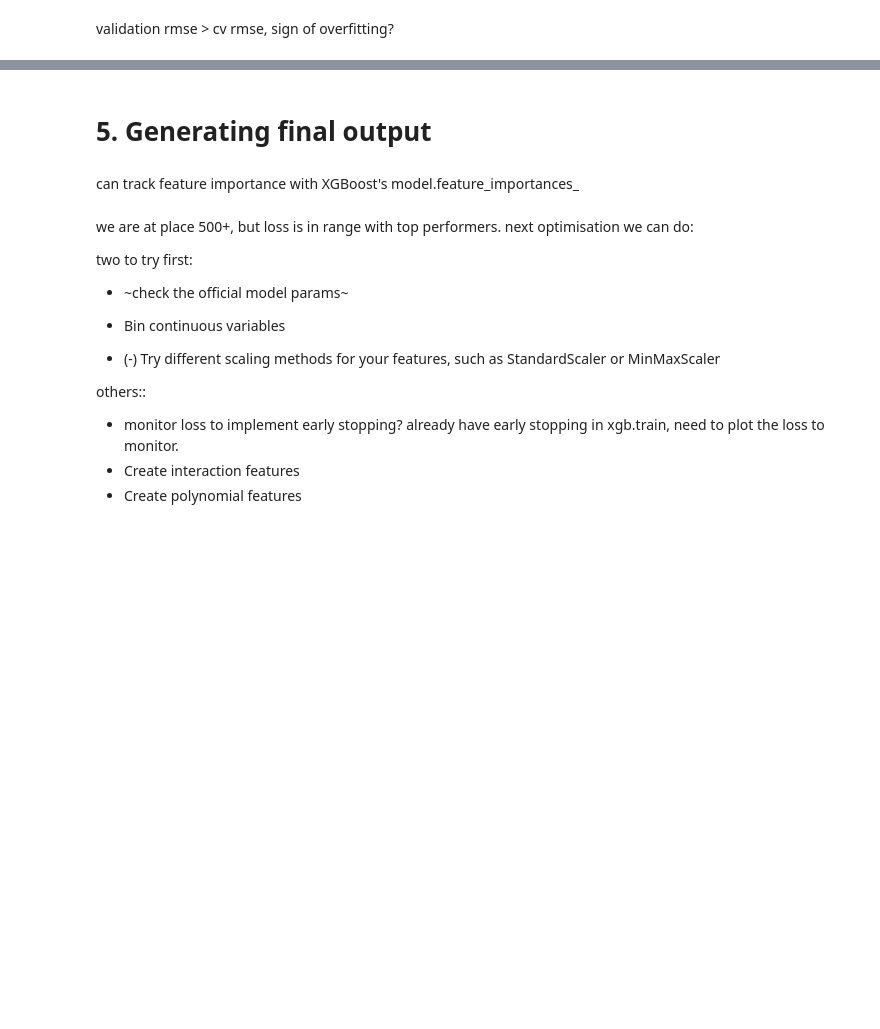
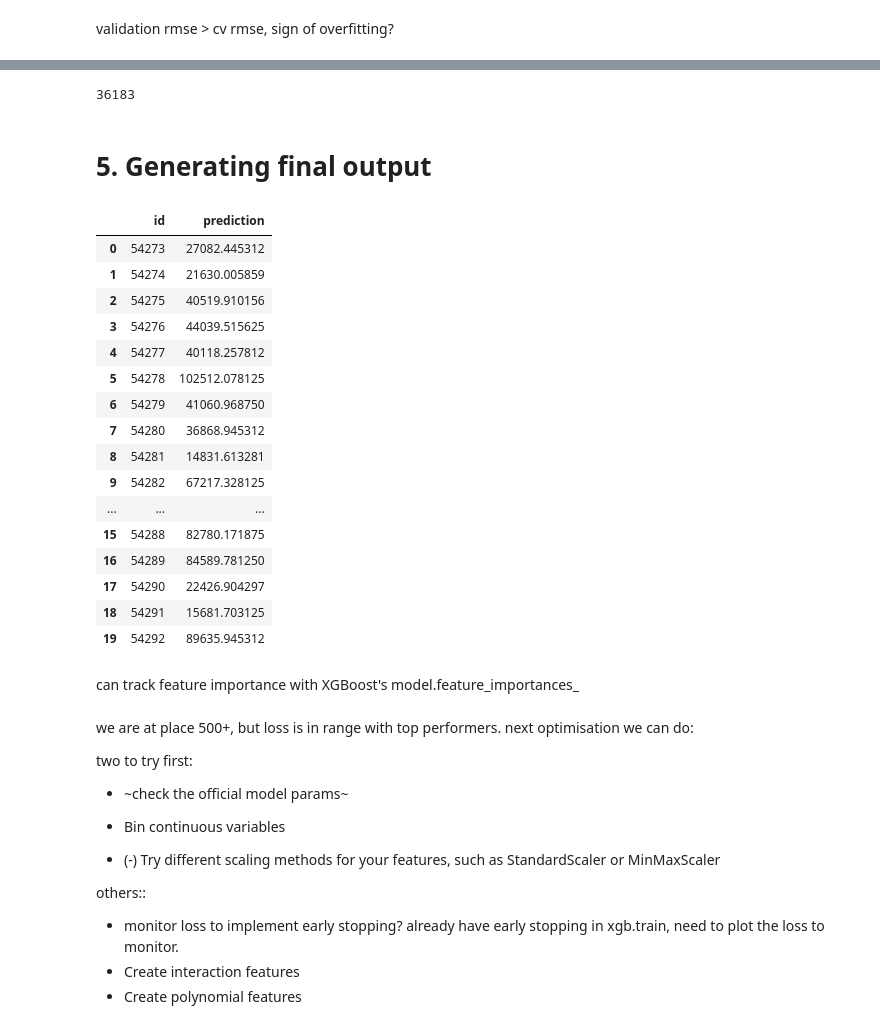
Before and after one commit to sseantheg/Car-Price-Prediction-with-XGBoost, a Jupyter notebook: Car Price Prediction with XGBoost.ipynb, the cells around one changed output, grey strips where cells are left out. Saved outputs shown, nothing was run; the diff lists cells and outputs as text; code cells hidden in the pictures; blank space fills up the shorter version.

```diff
--- a/Car Price Prediction with XGBoost.ipynb
+++ b/Car Price Prediction with XGBoost.ipynb
@@ -942,12 +812,32 @@ val_df.head()
 # %%
 #confirm if prediction size match that of the test data
-predictions.size
+test_predictions.size
+# %% [output]
+36183
 # %% [markdown]
 # 5. Generating final output
 # %%
 final_pred = test_df[['id']].copy()
-final_pred['prediction'] = predictions
+final_pred['prediction'] = test_predictions
 final_pred.head(20)
+# %% [output]
+|  | id | prediction |
+| 0 | 54273 | 27082.445312 |
+| 1 | 54274 | 21630.005859 |
+| 2 | 54275 | 40519.910156 |
+| 3 | 54276 | 44039.515625 |
+| 4 | 54277 | 40118.257812 |
+| 5 | 54278 | 102512.078125 |
+| 6 | 54279 | 41060.968750 |
+| 7 | 54280 | 36868.945312 |
+| 8 | 54281 | 14831.613281 |
+| 9 | 54282 | 67217.328125 |
+| ... | ... | ... |
+| 15 | 54288 | 82780.171875 |
+| 16 | 54289 | 84589.781250 |
+| 17 | 54290 | 22426.904297 |
+| 18 | 54291 | 15681.703125 |
+| 19 | 54292 | 89635.945312 |
 # %%
 # final_pred.to_csv('/kaggle/working/submission1.csv', index=False)
 # final_pred.to_csv('/kaggle/working/submission2.csv', index=False)
```
Also changed, not shown: parts of 8 cells of this notebook.
